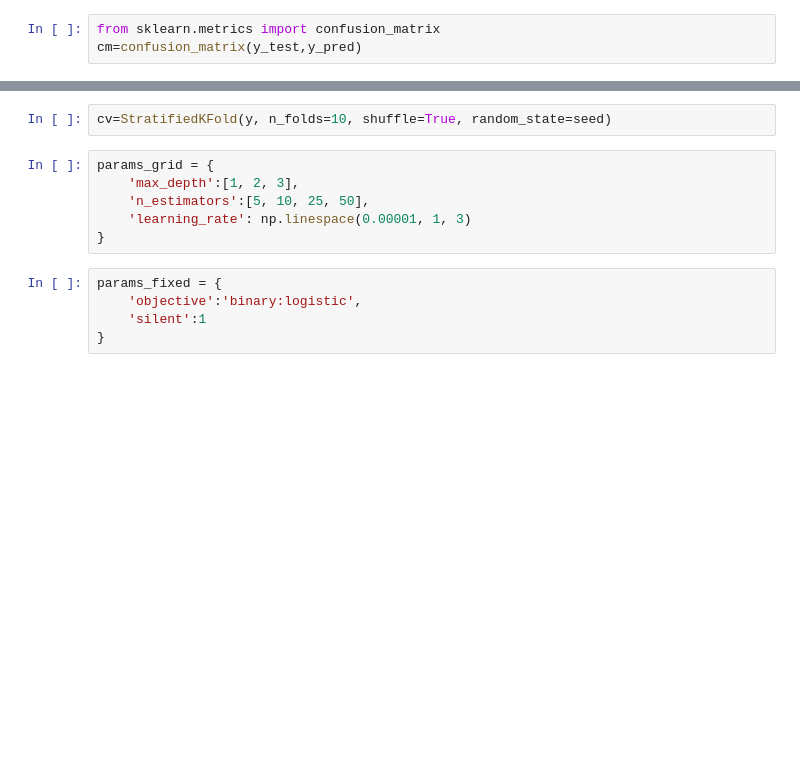
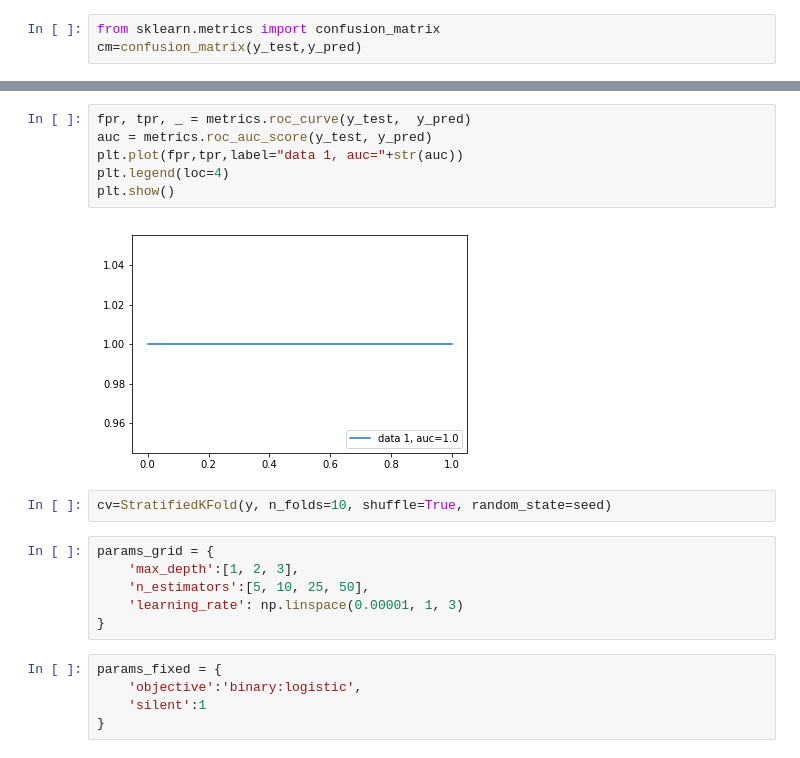
Before and after one commit to NCBI-Hackathons/PrIMP, a Jupyter notebook: xgboost_V2.ipynb, the cells around one changed output, grey strips where cells are left out. Saved outputs shown, nothing was run; the diff lists cells and outputs as text; blank space fills up the shorter version.

```diff
--- a/xgboost_V2.ipynb
+++ b/xgboost_V2.ipynb
@@ -35,10 +71,18 @@ plt.show()
+# %%
+fpr, tpr, _ = metrics.roc_curve(y_test,  y_pred)
+auc = metrics.roc_auc_score(y_test, y_pred)
+plt.plot(fpr,tpr,label="data 1, auc="+str(auc))
+plt.legend(loc=4)
+plt.show()
+# %% [output]
+[figure, added]
 # %%
 cv=StratifiedKFold(y, n_folds=10, shuffle=True, random_state=seed)
 # %%
 params_grid = {
     'max_depth':[1, 2, 3],
     'n_estimators':[5, 10, 25, 50],
-    'learning_rate': np.linespace(0.00001, 1, 3)
+    'learning_rate': np.linspace(0.00001, 1, 3)
 }
 # %%
 params_fixed = {
```
Also changed, not shown: parts of 18 cells of this notebook.
